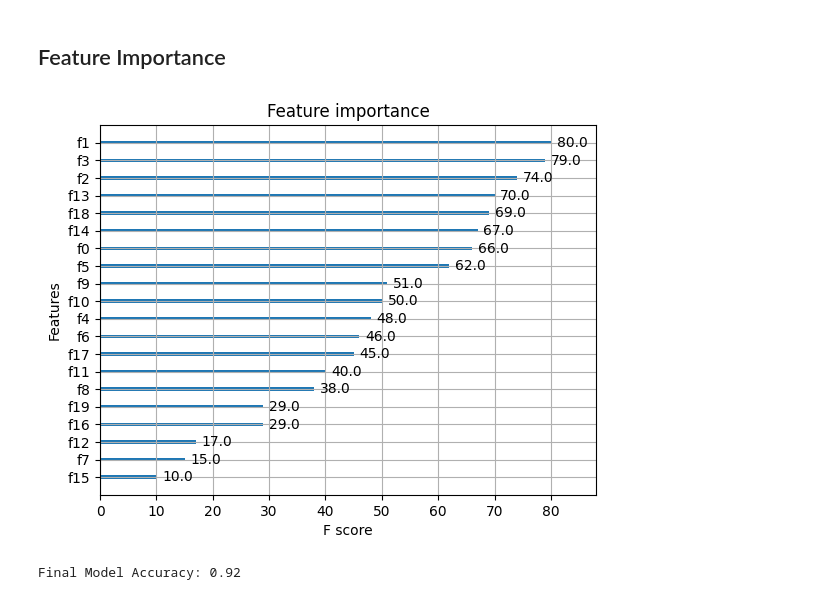
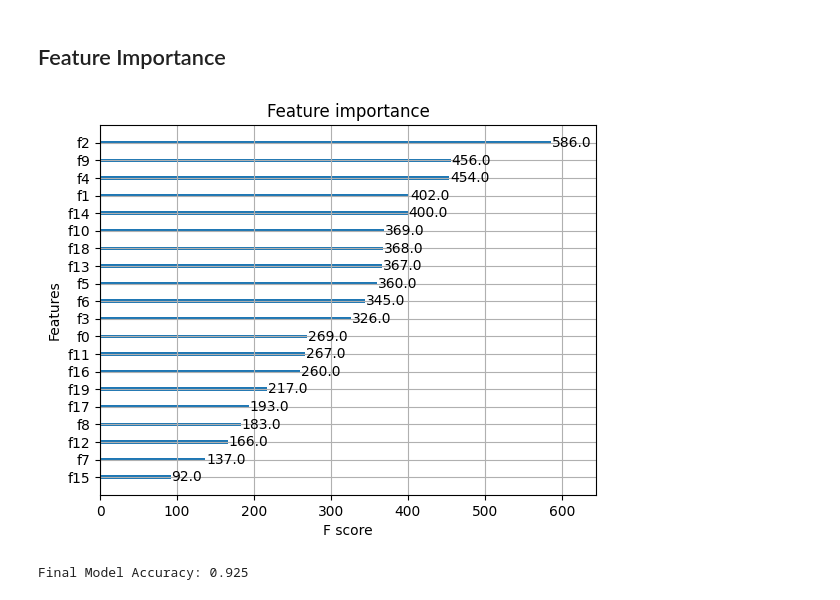
Before and after one commit to karahanOS/Pre-Snap-Game-Prediction, a Jupyter notebook: databowl25V2.ipynb, the cells around one changed output. Cells and saved outputs as stored; diff of their text form; code cells hidden in the pictures.

```diff
--- a/databowl25V2.ipynb
+++ b/databowl25V2.ipynb
@@ -397,17 +397,24 @@ plt.show()
 [figure]
 # %%
 param_grid = {
+    'learning_rate': [0.01, 0.05, 0.1],
+    'n_estimators': [100, 200, 300],
     'max_depth': [3, 5, 7],
-    'learning_rate': [0.01, 0.1, 0.2],
-    'n_estimators': [50, 100, 200]}
+    'min_child_weight': [1, 3, 5],
+    'gamma': [0, 0.1, 0.3],
+    'subsample': [0.7, 0.8, 1.0],
+    'colsample_bytree': [0.7, 0.8, 1.0]}
 
 xgb_clf = XGBClassifier(objective='binary:logistic')
-grid = GridSearchCV(xgb_clf, param_grid, cv=5, scoring='accuracy')
+grid = GridSearchCV(xgb_clf, param_grid, cv=5, scoring='accuracy',verbose=1)
 grid.fit(X_train, y_train)
 
 print("Best parameters:", grid.best_params_)
 
-# Train the model with the best parameters
-best_model = grid.best_estimator_
-best_model.fit(X_train, y_train)
+# Get the best parameters
+best_params = grid.best_params_
+
+
+# Fit model with best parameters
+best_xgb_model = grid.best_estimator_
 # %% [output]
@@ -427,13 +423,13 @@ XGBClassifier(base_score=None, booster=None, callbacks=None,
 ## Feature Importance
 # %%
 # Plot feature importance
-xgb.plot_importance(model)
+xgb.plot_importance(best_xgb_model)
 plt.show()
 # %% [output]
-[figure, old version]
+[figure, new version]
 # %%
-y_pred_final = best_model.predict(X_test)
+y_pred_final = best_xgb_model.predict(X_test)
 accuracy_final = accuracy_score(y_test, y_pred_final)
 print(f'Final Model Accuracy: {accuracy_final}')
 # %% [output]
-Final Model Accuracy: 0.92
+Final Model Accuracy: 0.925
```
Also changed, not shown: parts of 4 cells of this notebook.
